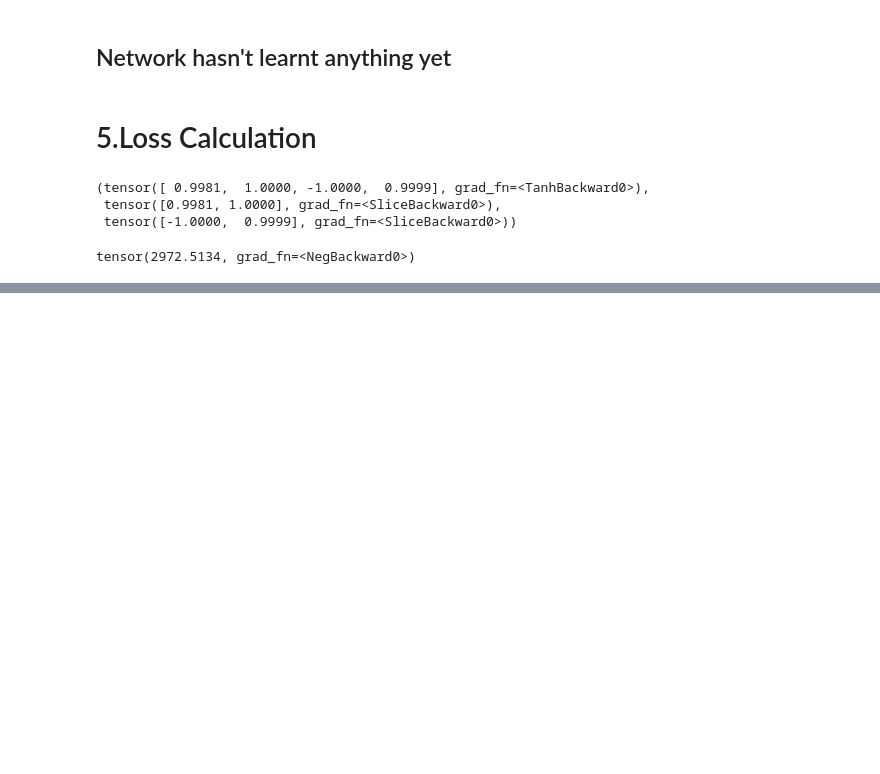
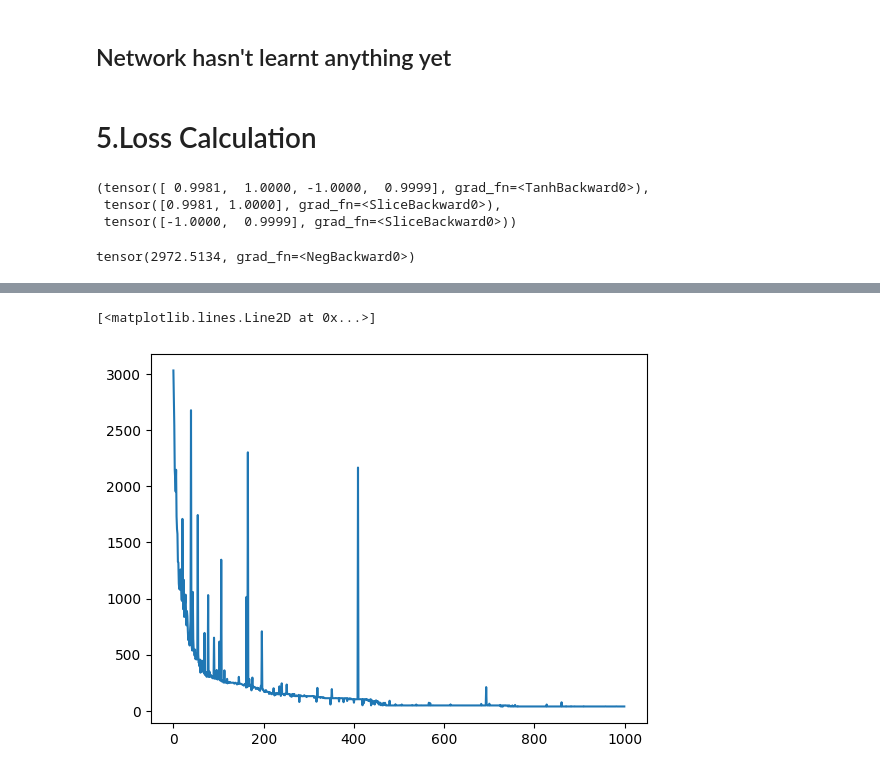
Before and after one commit to ThanaritKanjanametawatAU/vae-from-scratch, a Jupyter notebook: vae.ipynb, the cells around one changed output, grey strips where cells are left out. Cells and saved outputs as stored; diff of their text form; code cells hidden in the pictures; blank space fills up the shorter version.

Commit message:
Complete training loop for VAE, 1 Image only

```diff
--- a/vae.ipynb
+++ b/vae.ipynb
@@ -136,6 +136,9 @@ class Encoder(nn.Module):
         self.out = torch.tanh(self.w2 @ self.out + self.b2)
         return self.out
 
+    def parameter(self):
+        return [self.w1, self.b1, self.w2, self.b2]
+
 class Reparametrizer(nn.Module):
     # R^(2J) -> R^J
     def __init__(self, J):
@@ -149,6 +152,9 @@ class Reparametrizer(nn.Module):
         epsilon = torch.randn(self.J)
         self.out = x[:J] + x[J:] * epsilon
         return self.out
+
+    def parameter(self):
+        return []
 
 
 class Decoder(nn.Module):
@@ -165,6 +171,10 @@ class Decoder(nn.Module):
         self.out = torch.tanh(self.w1 @ x + self.b1)
         self.out = torch.sigmoid(self.w2 @ self.out + self.b2)
         return self.out
+
+
+    def parameter(self):
+        return [self.w1, self.b1, self.w2, self.b2]
 # %%
 train.data[0].flatten().shape
 # %% [output]
@@ -325,0 +272,4 @@ tensor([0.2504, 0.0000, 0.0000, 0.0001, 0.0038, 0.1821, 1.0000, 0.1605, 1.0000,
+# %%
+# parameters -= 0.01 * parameters.grad
+vaeParameters = e.parameter() + r.parameter() + d.parameter()
+vaeParameters
@@ -325,0 +294,11 @@ tensor([0.2504, 0.0000, 0.0000, 0.0001, 0.0038, 0.1821, 1.0000, 0.1605, 1.0000,
+# %%
+# Flush gradient
+for parameter in vaeParameters:
+    parameter.grad = None
+
+# Backprop
+Loss.backward()
+# %%
+# parameter -= 0.01 * parameter.grad
+for parameter in vaeParameters:
+    parameter.data -= 0.01 * parameter.grad
@@ -325,0 +395,5 @@ tensor([0.2504, 0.0000, 0.0000, 0.0001, 0.0038, 0.1821, 1.0000, 0.1605, 1.0000,
+# %%
+plt.plot(Losses)
+# %% [output]
+[<matplotlib.lines.Line2D at 0x...>]
+[figure, added]
```
Also changed, not shown: parts of 9 cells of this notebook.
